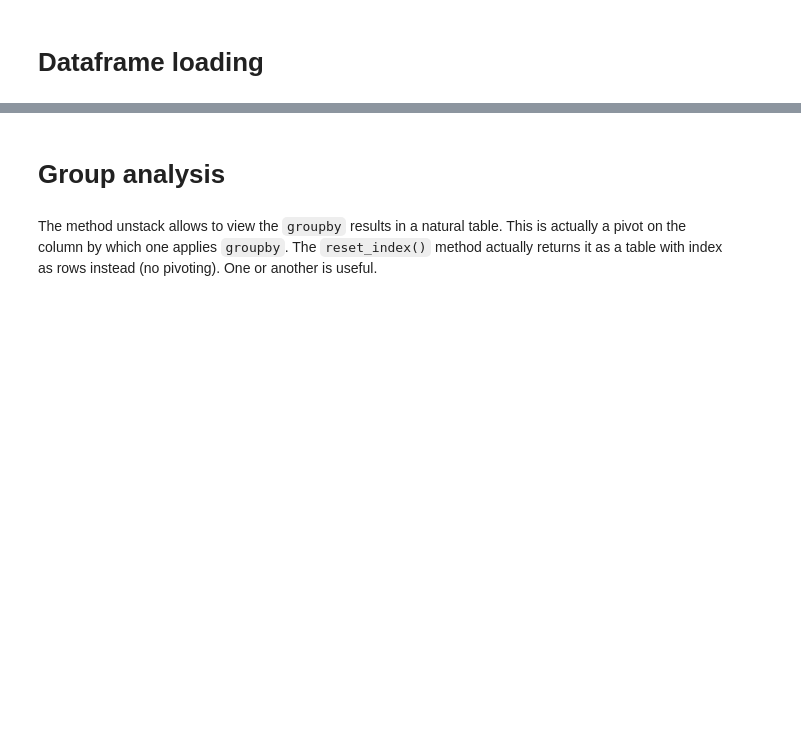
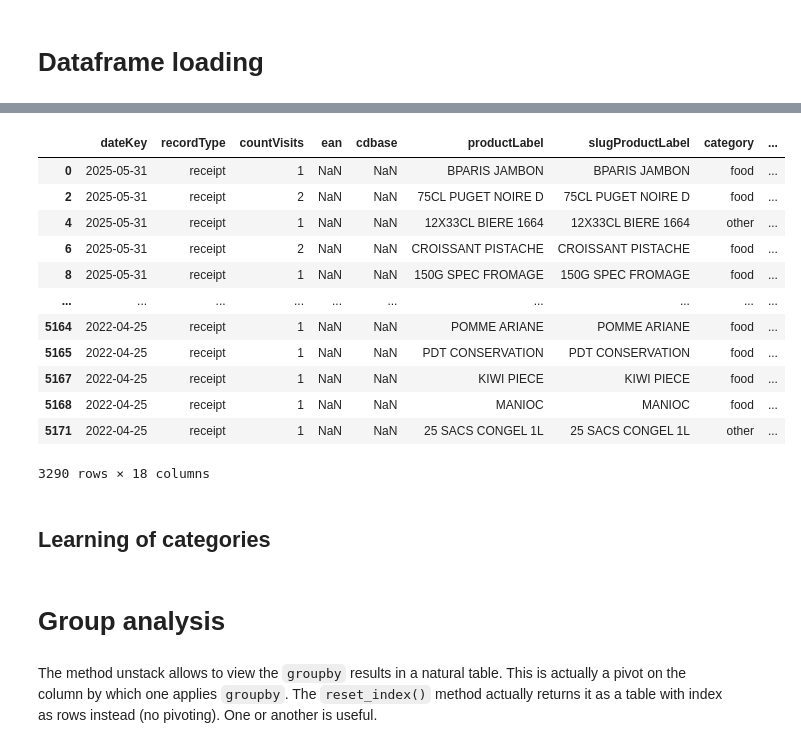
Before and after one commit to ChristopheVuong/carrefour_receipts, a Jupyter notebook: notebooks/products_analysis.ipynb, the cells around one changed output, grey strips where cells are left out. Saved outputs shown, nothing was run; the diff lists cells and outputs as text; code cells hidden in the pictures; blank space fills up the shorter version.

```diff
--- a/notebooks/products_analysis.ipynb
+++ b/notebooks/products_analysis.ipynb
@@ -147 +147,17 @@ df_prod.query('productLabel.notna()')
+# %%
+df_prod.query('subCategory_imputed.isna() and subCategory_original.isna()')
+# %% [output]
+|  | dateKey | recordType | countVisits | ean | cdbase | productLabel | slugProductLabel | category | ... |
+| 0 | 2025-05-31 | receipt | 1 | NaN | NaN | BPARIS JAMBON | BPARIS JAMBON | food | ... |
+| 2 | 2025-05-31 | receipt | 2 | NaN | NaN | 75CL PUGET NOIRE D | 75CL PUGET NOIRE D | food | ... |
+| 4 | 2025-05-31 | receipt | 1 | NaN | NaN | 12X33CL BIERE 1664 | 12X33CL BIERE 1664 | other | ... |
+| 6 | 2025-05-31 | receipt | 2 | NaN | NaN | CROISSANT PISTACHE | CROISSANT PISTACHE | food | ... |
+| 8 | 2025-05-31 | receipt | 1 | NaN | NaN | 150G SPEC FROMAGE | 150G SPEC FROMAGE | food | ... |
+| ... | ... | ... | ... | ... | ... | ... | ... | ... | ... |
+| 5164 | 2022-04-25 | receipt | 1 | NaN | NaN | POMME ARIANE | POMME ARIANE | food | ... |
+| 5165 | 2022-04-25 | receipt | 1 | NaN | NaN | PDT CONSERVATION | PDT CONSERVATION | food | ... |
+| 5167 | 2022-04-25 | receipt | 1 | NaN | NaN | KIWI PIECE | KIWI PIECE | food | ... |
+| 5168 | 2022-04-25 | receipt | 1 | NaN | NaN | MANIOC | MANIOC | food | ... |
+| 5171 | 2022-04-25 | receipt | 1 | NaN | NaN | 25 SACS CONGEL 1L | 25 SACS CONGEL 1L | other | ... |
+3290 rows × 18 columns
 # %%
@@ -149,3 +165,5 @@ df_prod.to_csv('data/20250501-carrefour_products.csv', index=False)
+# %% [markdown]
+## Learning of categories
 # %% [markdown]
 # Group analysis
 # %% [markdown]
```
Also changed, not shown: parts of 10 cells of this notebook, 11 other files.
